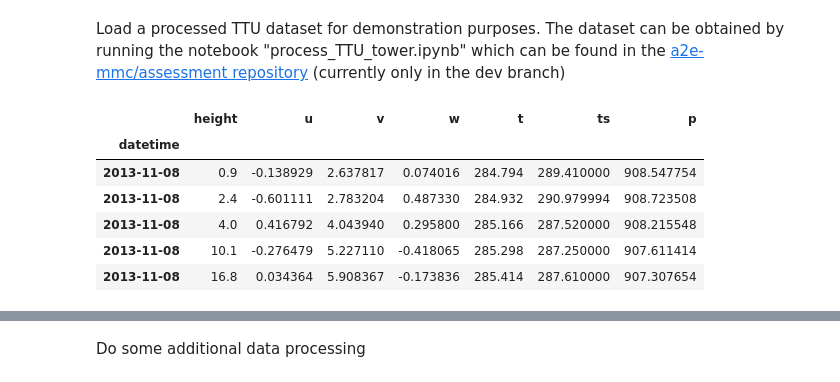
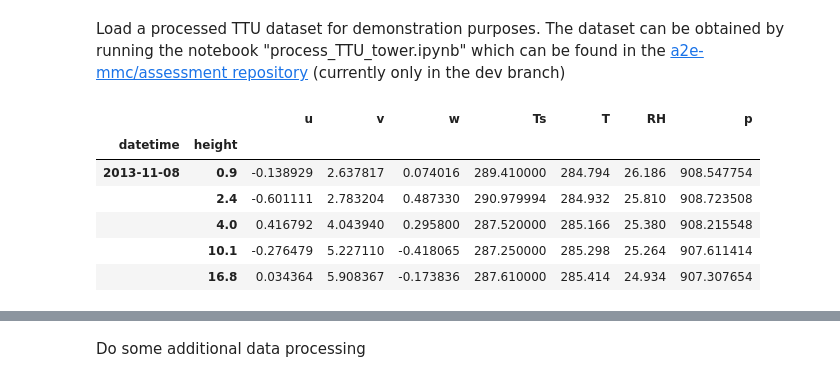
Before and after one commit to a2e-mmc/mmctools, a Jupyter notebook: example_plotting.ipynb, the cells around one changed output, grey strips where cells are left out. Saved outputs shown, nothing was run; the diff lists cells and outputs as text; code cells hidden in the pictures.

```diff
--- a/example_plotting.ipynb
+++ b/example_plotting.ipynb
@@ -30,13 +31,13 @@ Load a processed TTU dataset for demonstration purposes. The dataset can be obta
 datadir = './'
 TTUdata = 'TTU_tilt_corrected_20131108-09.csv'
 # %%
-df = pd.read_csv(os.path.join(datadir,TTUdata),parse_dates=True,index_col='datetime')
+df = pd.read_csv(os.path.join(datadir,TTUdata),parse_dates=True,index_col=['datetime','height'])
 df.head()
 # %% [output]
-|  | height | u | v | w | t | ts | p |
-| datetime |  |  |  |  |  |  |  |
-| 2013-11-08 | 0.9 | -0.138929 | 2.637817 | 0.074016 | 284.794 | 289.410000 | 908.547754 |
-| 2013-11-08 | 2.4 | -0.601111 | 2.783204 | 0.487330 | 284.932 | 290.979994 | 908.723508 |
-| 2013-11-08 | 4.0 | 0.416792 | 4.043940 | 0.295800 | 285.166 | 287.520000 | 908.215548 |
-| 2013-11-08 | 10.1 | -0.276479 | 5.227110 | -0.418065 | 285.298 | 287.250000 | 907.611414 |
-| 2013-11-08 | 16.8 | 0.034364 | 5.908367 | -0.173836 | 285.414 | 287.610000 | 907.307654 |
+|  |  | u | v | w | Ts | T | RH | p |
+| datetime | height |  |  |  |  |  |  |  |
+| 2013-11-08 | 0.9 | -0.138929 | 2.637817 | 0.074016 | 289.410000 | 284.794 | 26.186 | 908.547754 |
+|  | 2.4 | -0.601111 | 2.783204 | 0.487330 | 290.979994 | 284.932 | 25.810 | 908.723508 |
+|  | 4.0 | 0.416792 | 4.043940 | 0.295800 | 287.520000 | 285.166 | 25.380 | 908.215548 |
+|  | 10.1 | -0.276479 | 5.227110 | -0.418065 | 287.250000 | 285.298 | 25.264 | 907.611414 |
+|  | 16.8 | 0.034364 | 5.908367 | -0.173836 | 287.610000 | 285.414 | 24.934 | 907.307654 |
```
Also changed, not shown: parts of 11 cells of this notebook.
